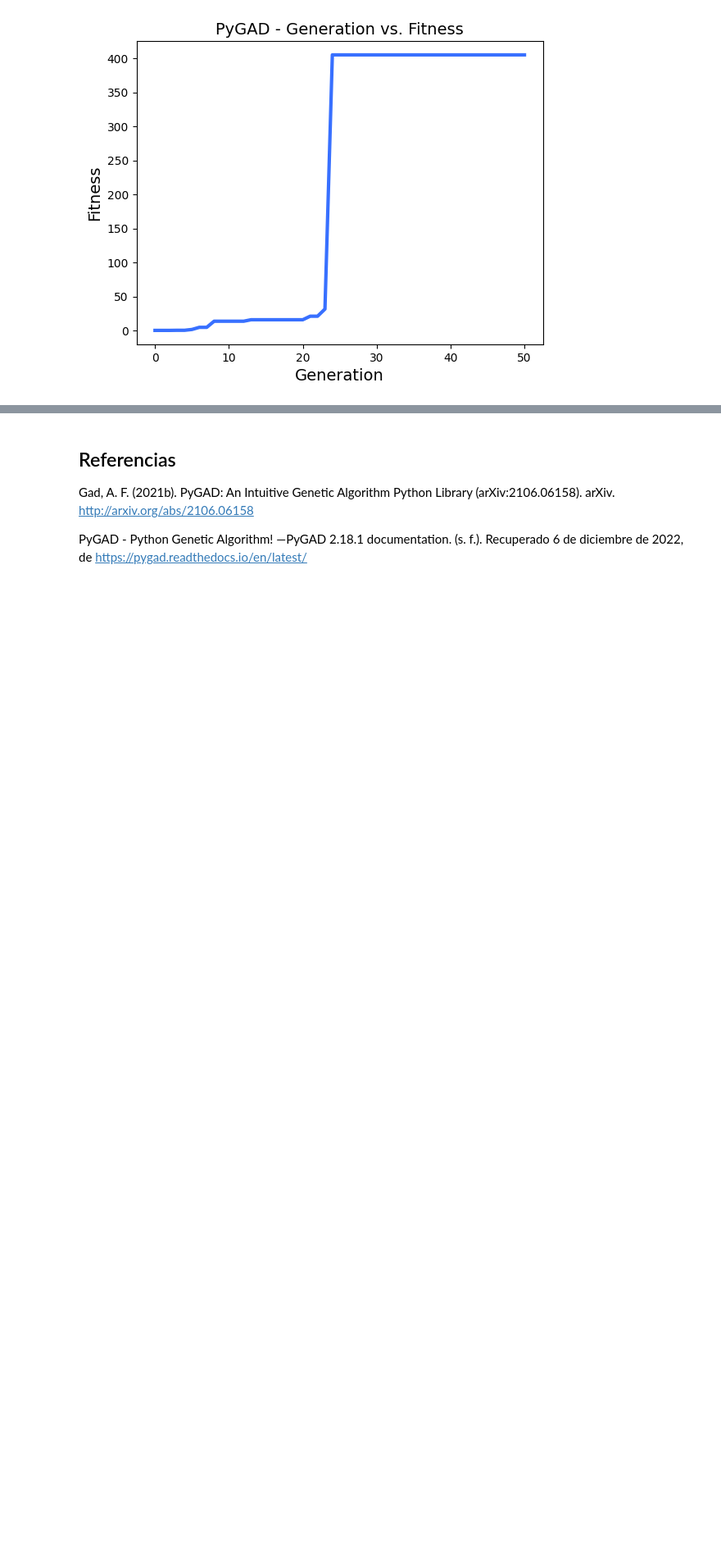
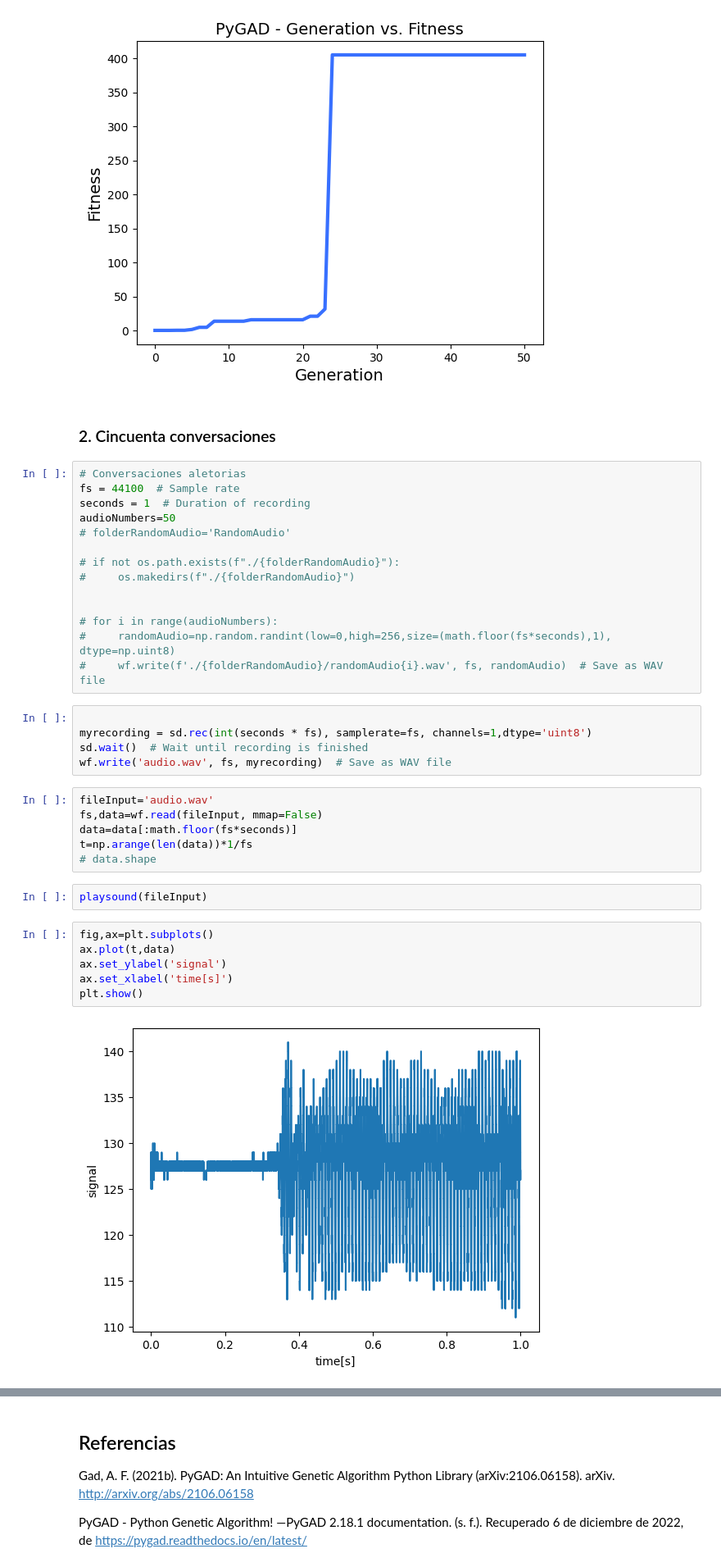
Before and after one commit to esteban11519/InteligenciaArtificialYMiniRobots, a Jupyter notebook: Parte2/IA_3_AlgoritmosGeneticos/IA_3_AlgoritmosGeneticos.ipynb, the cells around one changed output, grey strips where cells are left out. Shown at 82% size. Drawn from its saved outputs; the diff is of its cells as text; blank space fills up the shorter version.

```diff
--- a/Parte2/IA_3_AlgoritmosGeneticos/IA_3_AlgoritmosGeneticos.ipynb
+++ b/Parte2/IA_3_AlgoritmosGeneticos/IA_3_AlgoritmosGeneticos.ipynb
@@ -311,3 +315,40 @@ ga_instance.plot_fitness()
 # %% [output]
 [figure]
 [figure]
+# %% [markdown]
+### 2. Cincuenta conversaciones
+# %%
+# Conversaciones aletorias
+fs = 44100  # Sample rate
+seconds = 1  # Duration of recording
+audioNumbers=50
+# folderRandomAudio='RandomAudio'
+
+# if not os.path.exists(f"./{folderRandomAudio}"):
+#     os.makedirs(f"./{folderRandomAudio}")
+
+
+# for i in range(audioNumbers):
+#     randomAudio=np.random.randint(low=0,high=256,size=(math.floor(fs*seconds),1), dtype=np.uint8)
+#     wf.write(f'./{folderRandomAudio}/randomAudio{i}.wav', fs, randomAudio)  # Save as WAV file
+# %%
+
+myrecording = sd.rec(int(seconds * fs), samplerate=fs, channels=1,dtype='uint8')
+sd.wait()  # Wait until recording is finished
+wf.write('audio.wav', fs, myrecording)  # Save as WAV file
+# %%
+fileInput='audio.wav'
+fs,data=wf.read(fileInput, mmap=False)
+data=data[:math.floor(fs*seconds)]
+t=np.arange(len(data))*1/fs
+# data.shape
+# %%
+playsound(fileInput)
+# %%
+fig,ax=plt.subplots()
+ax.plot(t,data)
+ax.set_ylabel('signal')
+ax.set_xlabel('time[s]')
+plt.show()
+# %% [output]
+[figure, added]
```
Also changed, not shown: parts of 9 cells of this notebook, 3 other files.
